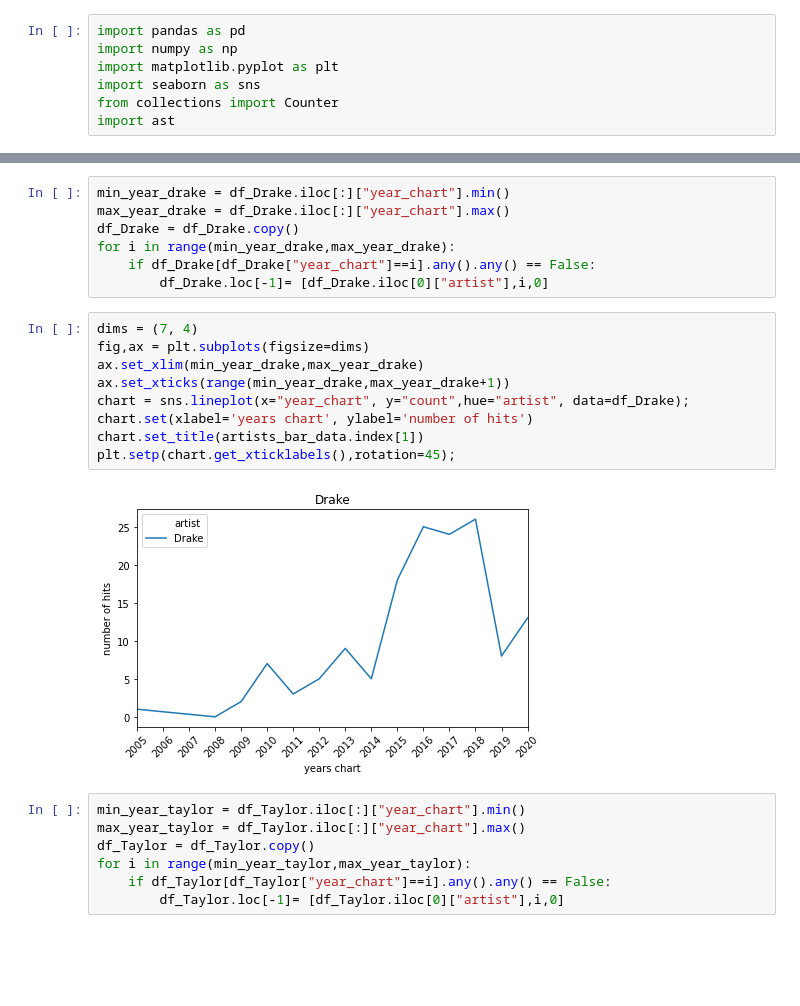
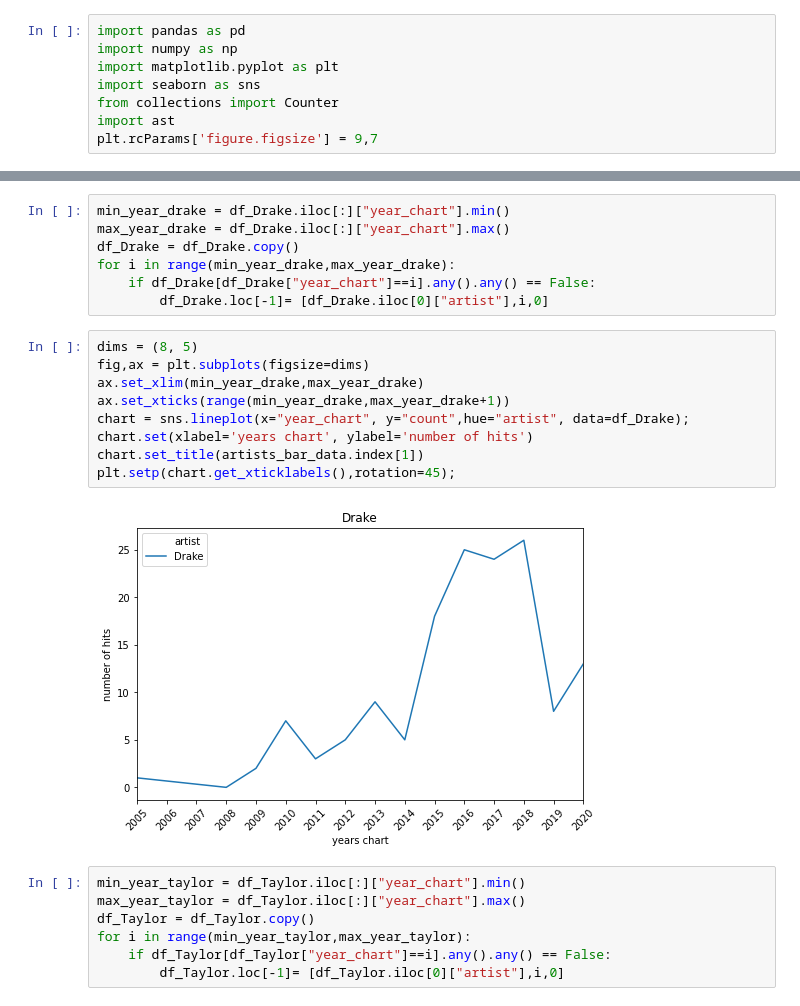
Before and after one commit to luislgm/Music_Hit_Predictor_TFM, a Jupyter notebook: Hit_Data_Analysis/1_hit_analysis.ipynb, the cells around one changed output, grey strips where cells are left out. Cells and saved outputs as stored; diff of their text form; blank space fills up the shorter version.

```diff
--- a/Hit_Data_Analysis/1_hit_analysis.ipynb
+++ b/Hit_Data_Analysis/1_hit_analysis.ipynb
@@ -41,3 +44,4 @@ import matplotlib.pyplot as plt
 import seaborn as sns
 from collections import Counter
 import ast
+plt.rcParams['figure.figsize'] = 9,7
@@ -507,16 +553,16 @@ for i in range(min_year_drake,max_year_drake):
     if df_Drake[df_Drake["year_chart"]==i].any().any() == False:
         df_Drake.loc[-1]= [df_Drake.iloc[0]["artist"],i,0]
 # %%
-dims = (7, 4)
+dims = (8, 5)
 fig,ax = plt.subplots(figsize=dims)
 ax.set_xlim(min_year_drake,max_year_drake)
 ax.set_xticks(range(min_year_drake,max_year_drake+1))
 chart = sns.lineplot(x="year_chart", y="count",hue="artist", data=df_Drake);
 chart.set(xlabel='years chart', ylabel='number of hits')
 chart.set_title(artists_bar_data.index[1])
 plt.setp(chart.get_xticklabels(),rotation=45);
 # %% [output]
-[figure, old version]
+[figure, new version]
 # %%
 min_year_taylor = df_Taylor.iloc[:]["year_chart"].min()
 max_year_taylor = df_Taylor.iloc[:]["year_chart"].max()
```
Also changed, not shown: parts of 73 cells of this notebook.
